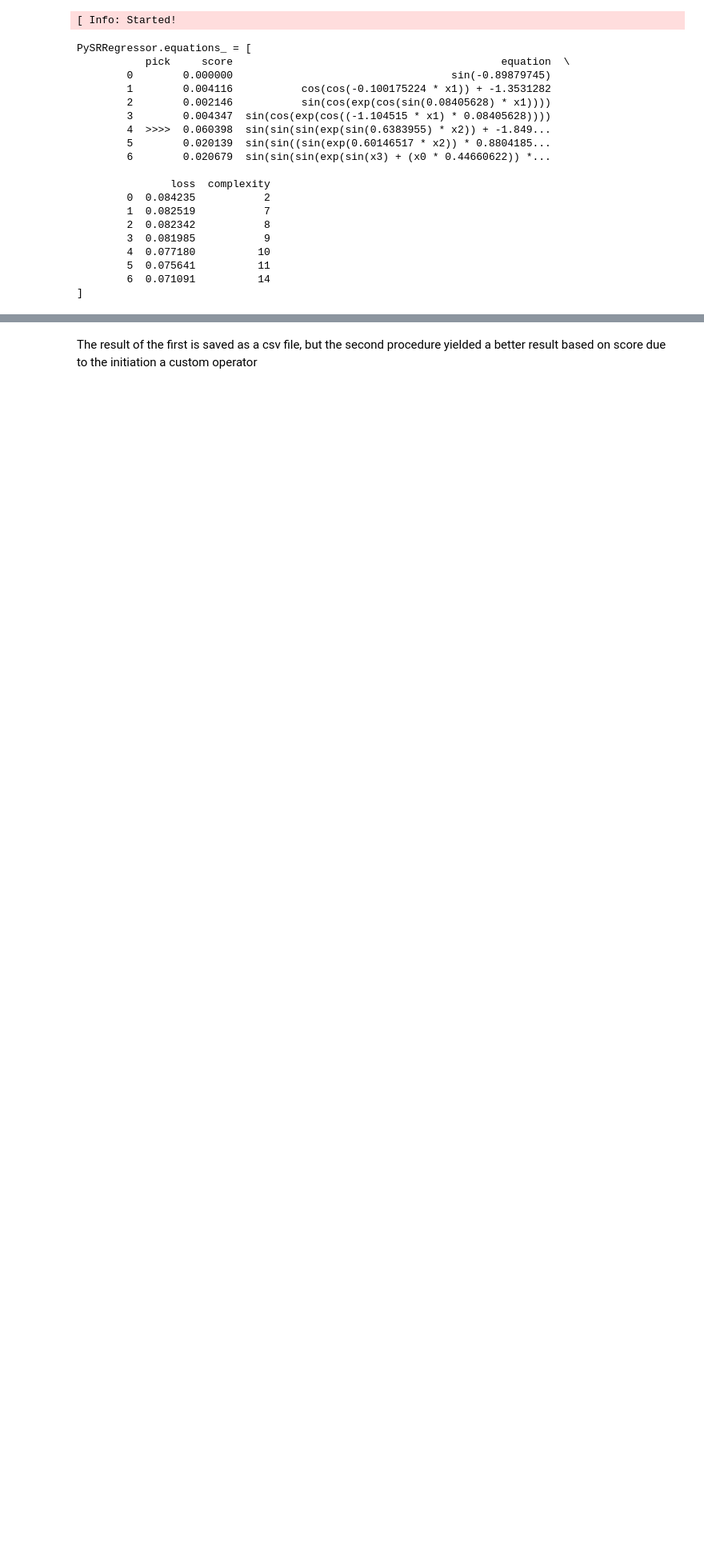
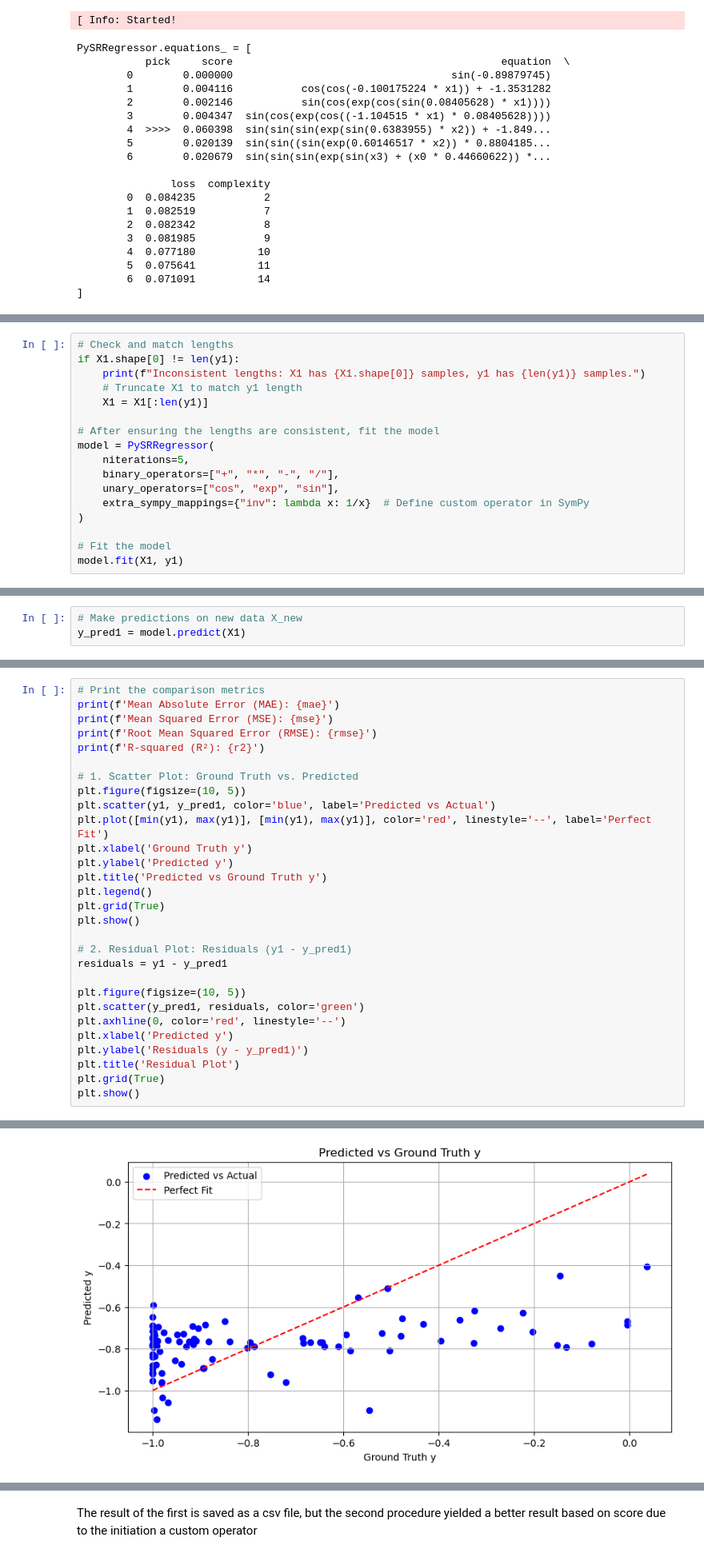
Before and after one commit to ChidiOkoene/EQUATION-DISCOVERY-in-ML, a Jupyter notebook: codes/trial.ipynb, the cells around one changed output, grey strips where cells are left out. Shown at 80% size. Drawn from its saved outputs; the diff is of its cells as text; blank space fills up the shorter version.

```diff
--- a/codes/trial.ipynb
+++ b/codes/trial.ipynb
@@ -231 +233,18 @@ PySRRegressor.equations_ = [
 ]
+# %%
+# Check and match lengths
+if X1.shape[0] != len(y1):
+    print(f"Inconsistent lengths: X1 has {X1.shape[0]} samples, y1 has {len(y1)} samples.")
+    # Truncate X1 to match y1 length
+    X1 = X1[:len(y1)]
+
+# After ensuring the lengths are consistent, fit the model
+model = PySRRegressor(
+    niterations=5,
+    binary_operators=["+", "*", "-", "/"],
+    unary_operators=["cos", "exp", "sin"],
+    extra_sympy_mappings={"inv": lambda x: 1/x}  # Define custom operator in SymPy
+)
+
+# Fit the model
+model.fit(X1, y1)
@@ -231,0 +297,3 @@ PySRRegressor.equations_ = [
+# %%
+# Make predictions on new data X_new
+y_pred1 = model.predict(X1)
@@ -231,0 +356,30 @@ PySRRegressor.equations_ = [
+# %%
+# Print the comparison metrics
+print(f'Mean Absolute Error (MAE): {mae}')
+print(f'Mean Squared Error (MSE): {mse}')
+print(f'Root Mean Squared Error (RMSE): {rmse}')
+print(f'R-squared (R²): {r2}')
+
+# 1. Scatter Plot: Ground Truth vs. Predicted
+plt.figure(figsize=(10, 5))
+plt.scatter(y1, y_pred1, color='blue', label='Predicted vs Actual')
+plt.plot([min(y1), max(y1)], [min(y1), max(y1)], color='red', linestyle='--', label='Perfect Fit')
+plt.xlabel('Ground Truth y')
+plt.ylabel('Predicted y')
+plt.title('Predicted vs Ground Truth y')
+plt.legend()
+plt.grid(True)
+plt.show()
+
+# 2. Residual Plot: Residuals (y1 - y_pred1)
+residuals = y1 - y_pred1
+
+plt.figure(figsize=(10, 5))
+plt.scatter(y_pred1, residuals, color='green')
+plt.axhline(0, color='red', linestyle='--')
+plt.xlabel('Predicted y')
+plt.ylabel('Residuals (y - y_pred1)')
+plt.title('Residual Plot')
+plt.grid(True)
+plt.show()
+# %% [output]
@@ -231,0 +390 @@ PySRRegressor.equations_ = [
+[figure, added]
```
Also changed, not shown: parts of 36 cells of this notebook, 19 other files.
